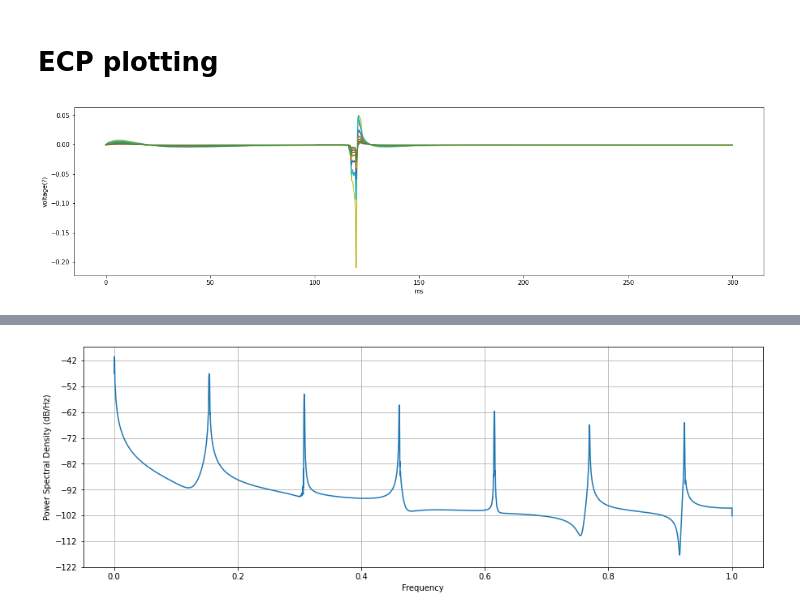
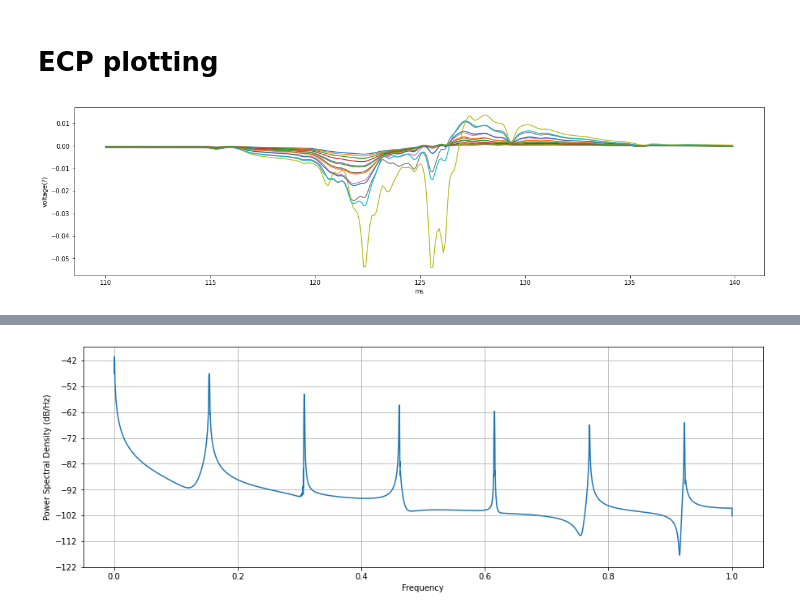
Before and after one commit to ddopp4877/CA1_model, a Jupyter notebook: CA1_exploration.ipynb, the cells around one changed output, grey strips where cells are left out. Saved outputs shown, nothing was run; the diff lists cells and outputs as text; code cells hidden in the pictures.

```diff
--- a/CA1_exploration.ipynb
+++ b/CA1_exploration.ipynb
@@ -395,15 +395,15 @@ data = f['ecp/data'][()]
 time = f['ecp/time'][()]
 f.close()
 # %%
-start,end = 0, 3000
+start,end = 1100, 1400
 plt.figure(figsize=(20,5))
 plt.plot(np.arange(time[0],time[1],time[2])[start:end],data[start:end])
 plt.xlabel('ms')
 plt.ylabel('voltage(?)')
 #plt.savefig('ecp.png',dpi=400,background='w')
 plt.show()
 # %% [output]
-[figure, old version]
+[figure, new version]
 # %%
 from scipy import signal
 # %%
```
Also changed, not shown: parts of 14 cells of this notebook, 6 other files.
